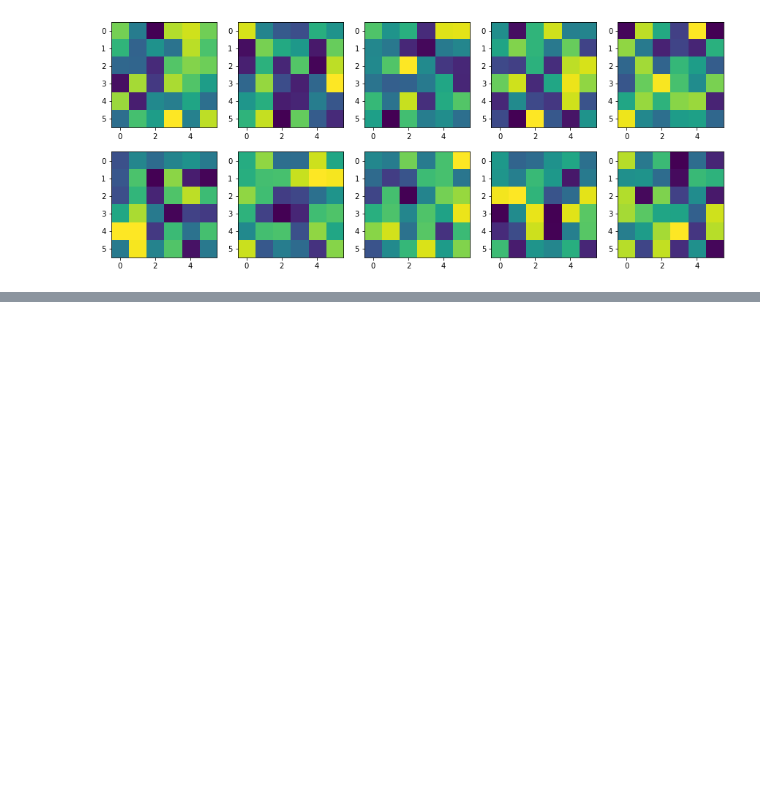
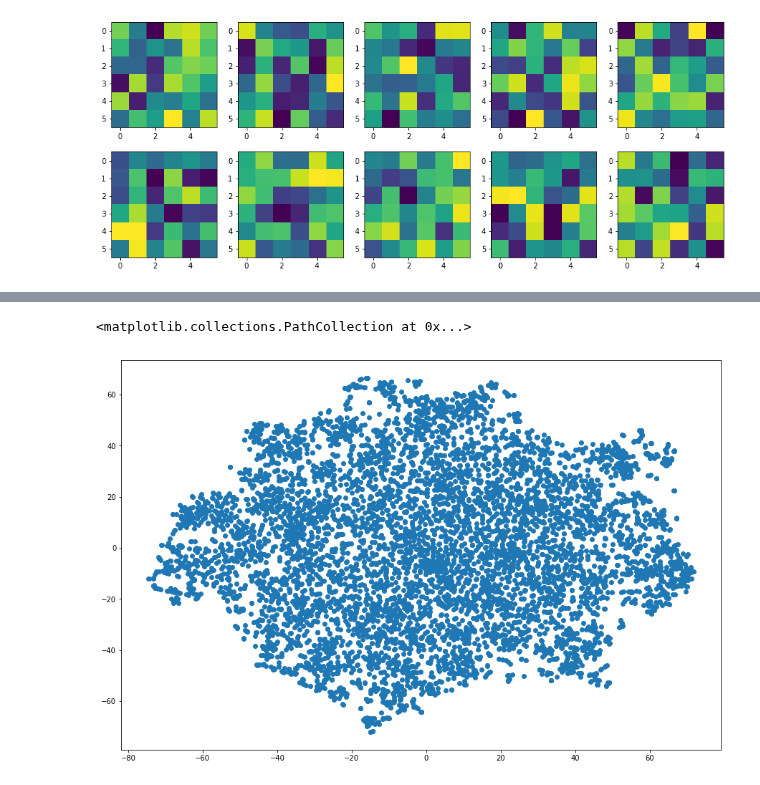
Before and after one commit to kwinkunks/notebooks, a Jupyter notebook: Pointsets_to_seismic_locations_and_subimages.ipynb, the cells around one changed output, grey strips where cells are left out. Drawn from its saved outputs; the diff is of its cells as text; code cells hidden in the pictures; blank space fills up the shorter version.

```diff
--- a/Pointsets_to_seismic_locations_and_subimages.ipynb
+++ b/Pointsets_to_seismic_locations_and_subimages.ipynb
@@ -186,0 +265,6 @@ for ax, sample in zip(axs.ravel(), samples[:10]):
+# %%
+plt.figure(figsize=(15, 10))
+plt.scatter(*embedding_tsne.T)
+# %% [output]
+<matplotlib.collections.PathCollection at 0x...>
+[figure, added]
```
Also changed, not shown: parts of 16 cells of this notebook.
